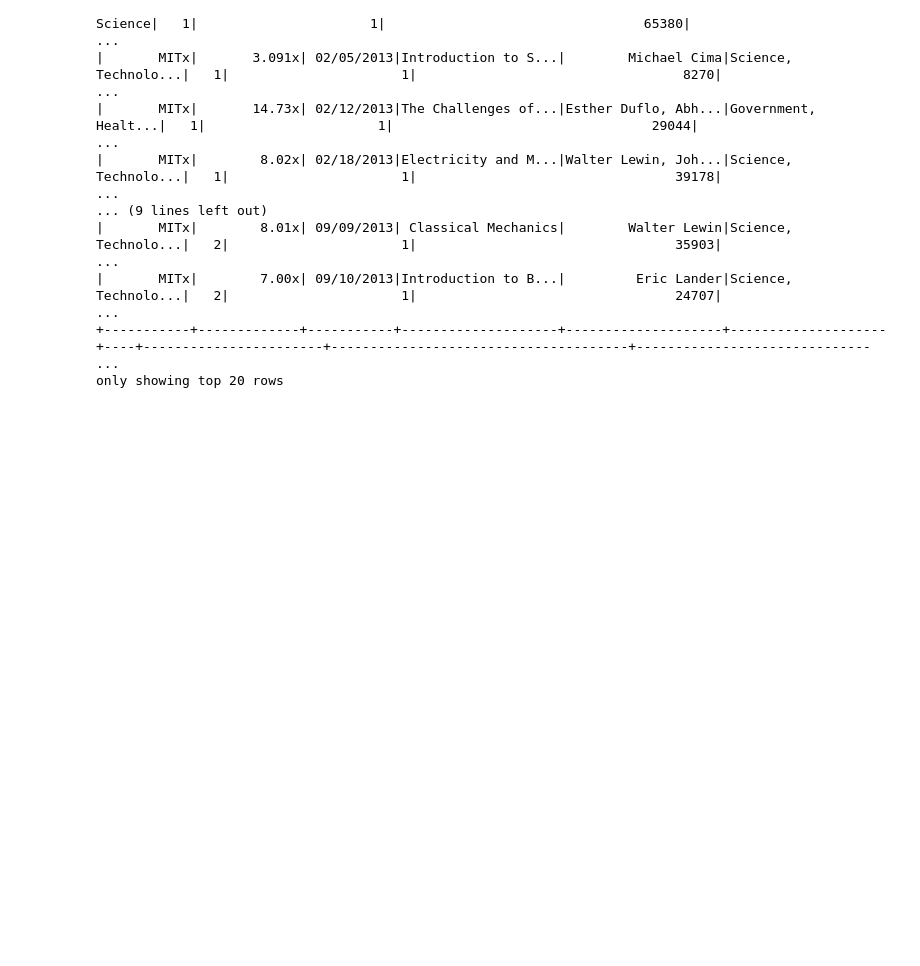
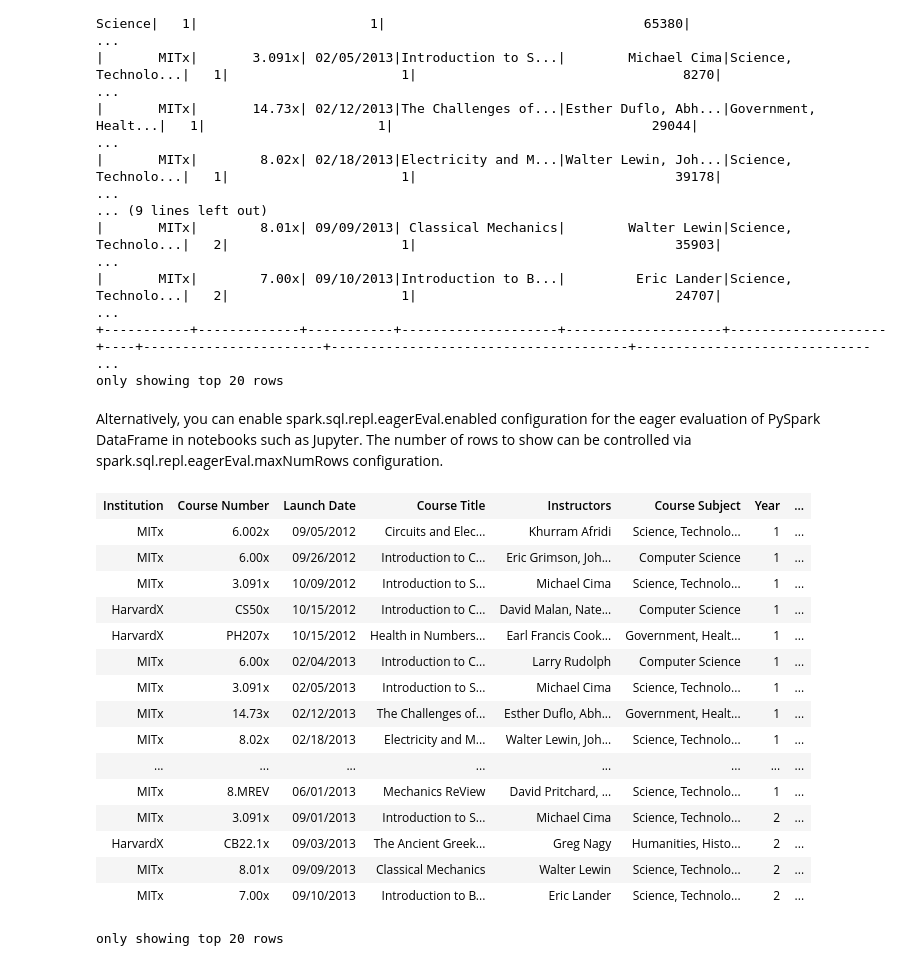
Before and after one commit to Amoako419/PySpark_projects, a Jupyter notebook: hardvard.ipynb, the cells around one changed output. Drawn from its saved outputs; the diff is of its cells as text; code cells hidden in the pictures; blank space fills up the shorter version.

```diff
--- a/hardvard.ipynb
+++ b/hardvard.ipynb
@@ -93,3 +93,26 @@ spark.sql("Select * from tableA where '% Female' < '43'").show()
 |       MITx|        7.00x| 09/10/2013|Introduction to B...|         Eric Lander|Science, Technolo...|   2|                      1|                                 24707|                               ...
 +-----------+-------------+-----------+--------------------+--------------------+--------------------+----+-----------------------+--------------------------------------+------------------------------ ...
 only showing top 20 rows
+# %% [markdown]
+Alternatively, you can enable spark.sql.repl.eagerEval.enabled configuration for the eager evaluation of PySpark DataFrame in notebooks such as Jupyter. The number of rows to show can be controlled via spark.sql.repl.eagerEval.maxNumRows configuration.
+# %%
+spark.conf.set('spark.sql.repl.eagerEval.enabled', True)
+df
+# %% [output]
+| Institution | Course Number | Launch Date | Course Title | Instructors | Course Subject | Year | ... |
+| MITx | 6.002x | 09/05/2012 | Circuits and Elec... | Khurram Afridi | Science, Technolo... | 1 | ... |
+| MITx | 6.00x | 09/26/2012 | Introduction to C... | Eric Grimson, Joh... | Computer Science | 1 | ... |
+| MITx | 3.091x | 10/09/2012 | Introduction to S... | Michael Cima | Science, Technolo... | 1 | ... |
+| HarvardX | CS50x | 10/15/2012 | Introduction to C... | David Malan, Nate... | Computer Science | 1 | ... |
+| HarvardX | PH207x | 10/15/2012 | Health in Numbers... | Earl Francis Cook... | Government, Healt... | 1 | ... |
+| MITx | 6.00x | 02/04/2013 | Introduction to C... | Larry Rudolph | Computer Science | 1 | ... |
+| MITx | 3.091x | 02/05/2013 | Introduction to S... | Michael Cima | Science, Technolo... | 1 | ... |
+| MITx | 14.73x | 02/12/2013 | The Challenges of... | Esther Duflo, Abh... | Government, Healt... | 1 | ... |
+| MITx | 8.02x | 02/18/2013 | Electricity and M... | Walter Lewin, Joh... | Science, Technolo... | 1 | ... |
+| ... | ... | ... | ... | ... | ... | ... | ... |
+| MITx | 8.MREV | 06/01/2013 | Mechanics ReView | David Pritchard, ... | Science, Technolo... | 1 | ... |
+| MITx | 3.091x | 09/01/2013 | Introduction to S... | Michael Cima | Science, Technolo... | 2 | ... |
+| HarvardX | CB22.1x | 09/03/2013 | The Ancient Greek... | Greg Nagy | Humanities, Histo... | 2 | ... |
+| MITx | 8.01x | 09/09/2013 | Classical Mechanics | Walter Lewin | Science, Technolo... | 2 | ... |
+| MITx | 7.00x | 09/10/2013 | Introduction to B... | Eric Lander | Science, Technolo... | 2 | ... |
+only showing top 20 rows
```
Also changed, not shown: parts of 5 cells of this notebook.
